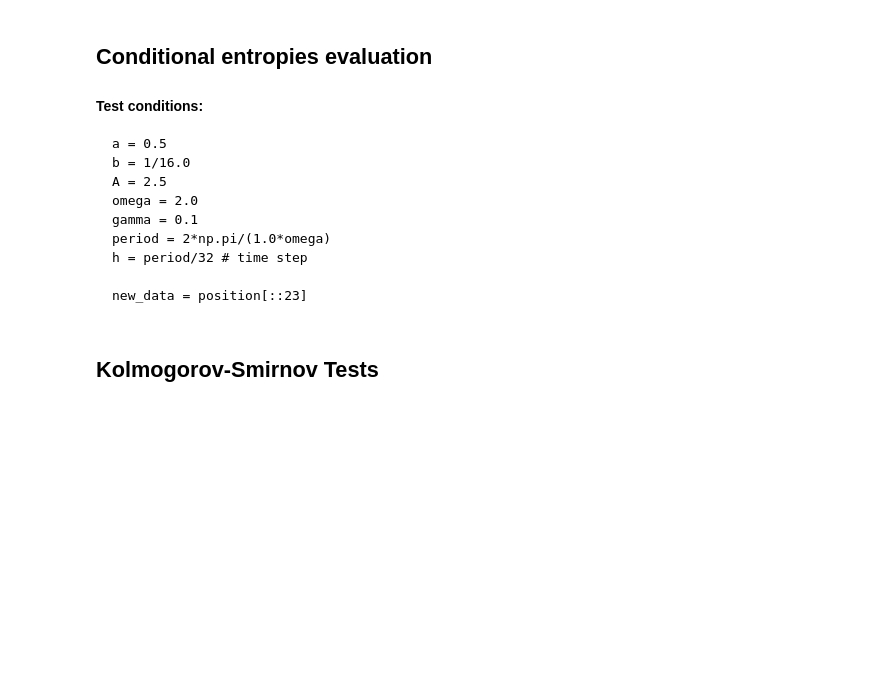
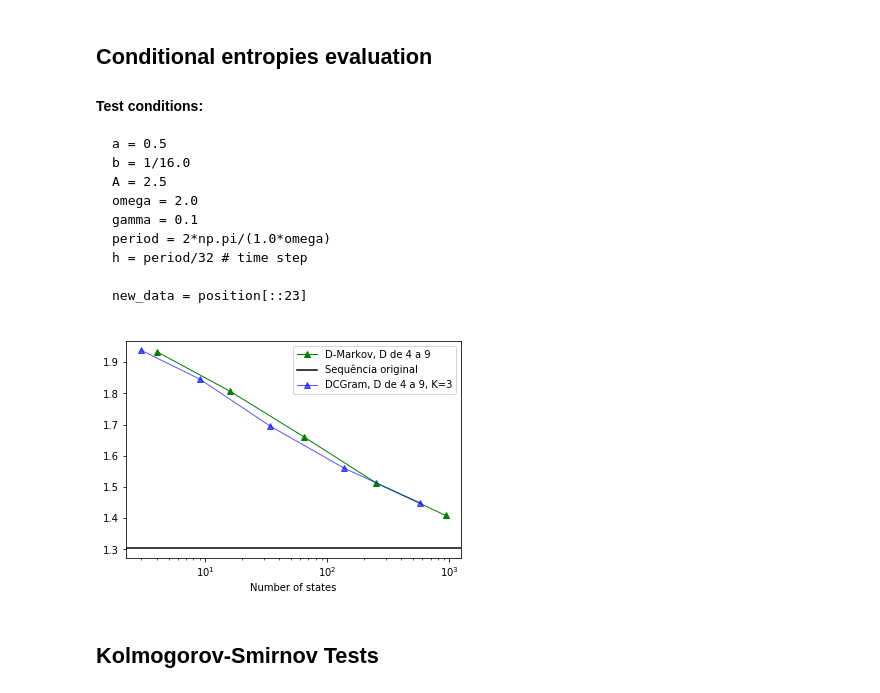
Before and after one commit to diegomhamilton/dcgram_v2, a Jupyter notebook: PIBIC201819/Relatório Parcial PIBIC.ipynb, the cells around one changed output. Drawn from its saved outputs; the diff is of its cells as text; code cells hidden in the pictures; blank space fills up the shorter version.

```diff
--- a/PIBIC201819/Relatório Parcial PIBIC.ipynb
+++ b/PIBIC201819/Relatório Parcial PIBIC.ipynb
@@ -22,6 +23,13 @@ import matplotlib.pyplot as plt
 import itertools
 
 path = '../..'
+# %%
+import dcgram
+import save_plot as sp
+
+sp.save_plot('cond_entropies', 'duffing_equation', drange = [1,2,3,4,5], krange = [3])
+# %% [output]
+[figure, added]
 # %%
 # sp.save_plot(parameter='cond_entropies', name='duffing_equation', drange = range(2,6), krange = [3, 5, 7])
 # %% [markdown]
```
Also changed, not shown: parts of 14 cells of this notebook, 2 other files.
